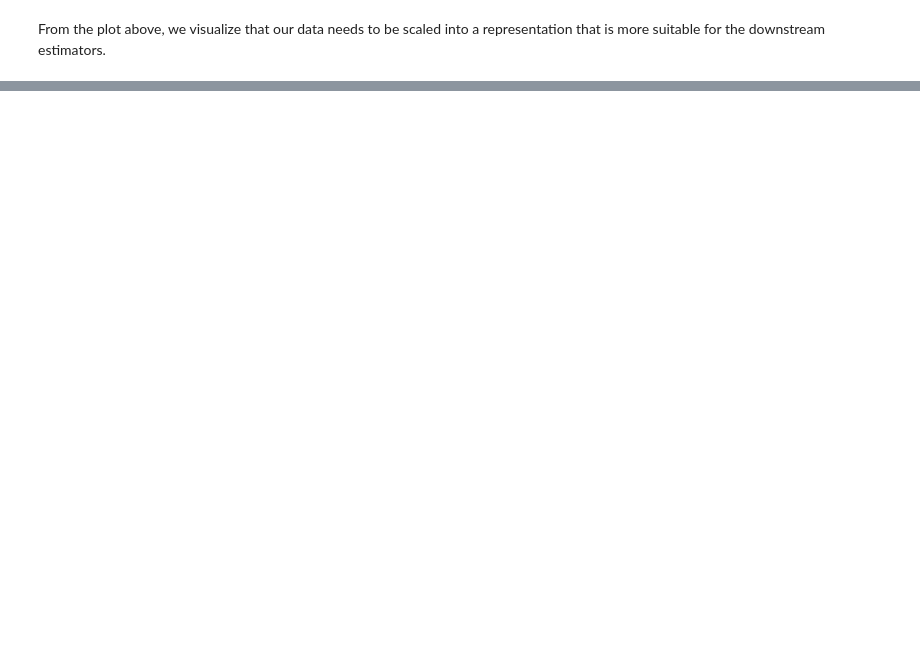
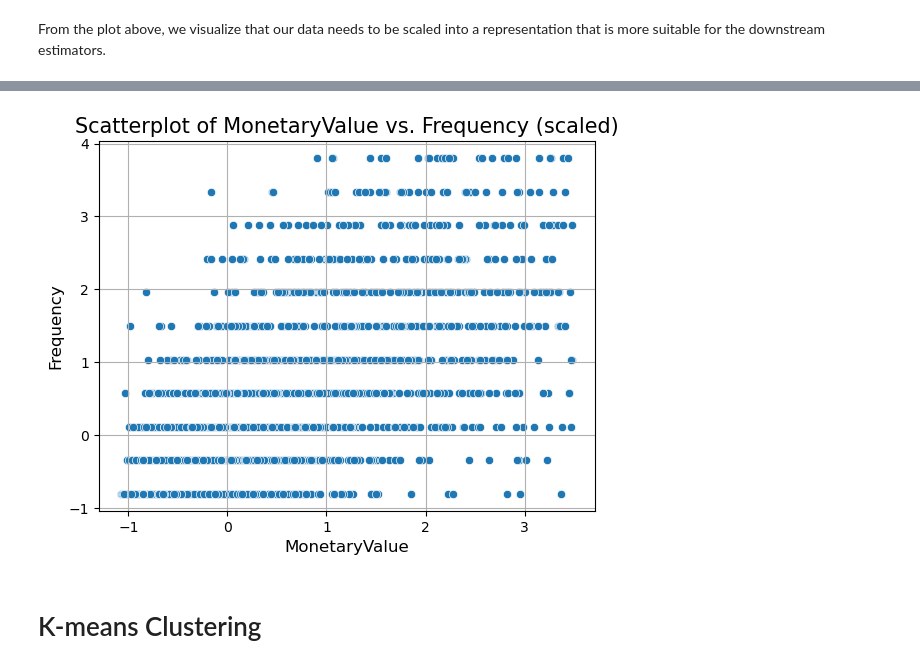
Before and after one commit to kamahTek/Machine-Learning, a Jupyter notebook: Unsupervised-Learning/Clustering/Online-Retail/index.ipynb, the cells around one changed output, grey strips where cells are left out. Drawn from its saved outputs; the diff is of its cells as text; code cells hidden in the pictures; blank space fills up the shorter version.

Commit message:
Start implementing k-means algorithmn

```diff
--- a/Unsupervised-Learning/Clustering/Online-Retail/index.ipynb
+++ b/Unsupervised-Learning/Clustering/Online-Retail/index.ipynb
@@ -603,2 +603,8 @@ plt.show()
 # %% [markdown]
 From the plot above, we visualize that our data needs to be scaled into a representation that is more suitable for the downstream estimators.
+# %%
+from sklearn.preprocessing import StandardScaler
+
+scaler = StandardScaler()
+scaled_data = scaler.fit_transform(non_outliers_df[["MonetaryValue", "Frequency"]])
+scaled_data
@@ -604,0 +619,3 @@ From the plot above, we visualize that our data needs to be scaled into a repres
+# %%
+scaled_data_df = pd.DataFrame(data=scaled_data, index=non_outliers_df.index , columns=['MonetaryValue', 'Frequency'])
+scaled_data_df
@@ -604,0 +636,13 @@ From the plot above, we visualize that our data needs to be scaled into a repres
+# %%
+# plot the scaled data
+sns.scatterplot(x=scaled_data_df['MonetaryValue'], y=scaled_data_df['Frequency'])
+
+plt.title('Scatterplot of MonetaryValue vs. Frequency (scaled)', fontsize=15)
+plt.xlabel('MonetaryValue', fontsize=12)
+plt.ylabel('Frequency', fontsize=12)
+plt.grid(True)
+plt.show()
+# %% [output]
+[figure, added]
+# %% [markdown]
+# K-means Clustering
```
Also changed, not shown: parts of 3 cells of this notebook.
